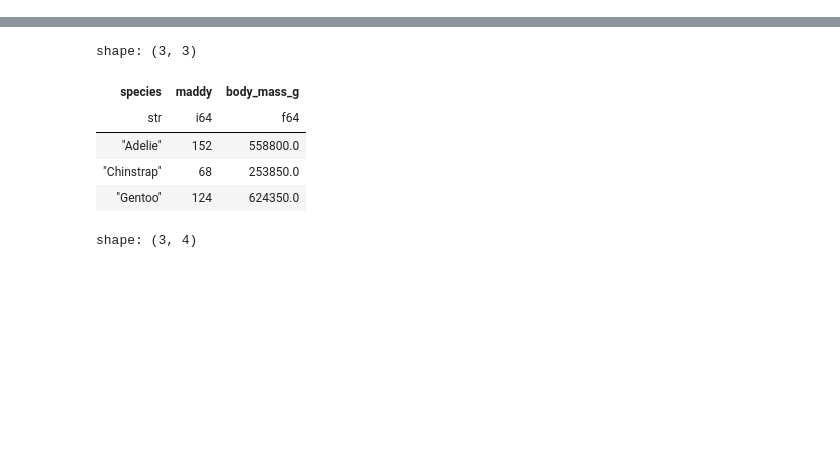
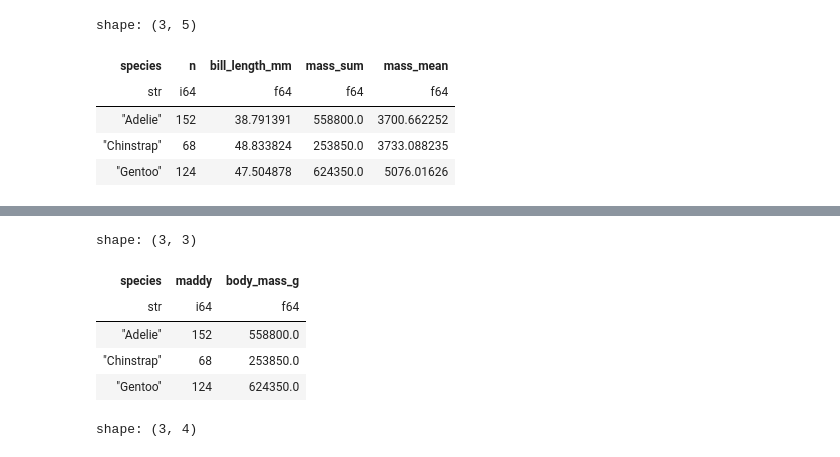
Before and after one commit to maddytae/pytae, a Jupyter notebook: docs/detailed_docs/library/agg.ipynb, the cells around one changed output, grey strips where cells are left out. Cells and saved outputs as stored; diff of their text form; code cells hidden in the pictures; blank space fills up the shorter version.

```diff
--- a/docs/detailed_docs/library/agg.ipynb
+++ b/docs/detailed_docs/library/agg.ipynb
@@ -76,0 +74,18 @@ shape: (3, 5)
+# %%
+# Explicit aliases: every output column is named directly (no on-the-fly column creation)
+(penguins
+ .by('species')
+ .agg(
+     n='n',
+     bill_length_mm='mean',
+     mass_sum='body_mass_g:sum',
+     mass_mean='body_mass_g:mean',
+ )
+)
+# %% [output]
+shape: (3, 5)
+| species | n | bill_length_mm | mass_sum | mass_mean |
+| str | i64 | f64 | f64 | f64 |
+| "Adelie" | 152 | 38.791391 | 558800.0 | 3700.662252 |
+| "Chinstrap" | 68 | 48.833824 | 253850.0 | 3733.088235 |
+| "Gentoo" | 124 | 47.504878 | 624350.0 | 5076.01626 |
```
Also changed, not shown: parts of 18 cells of this notebook, 2 other files.
